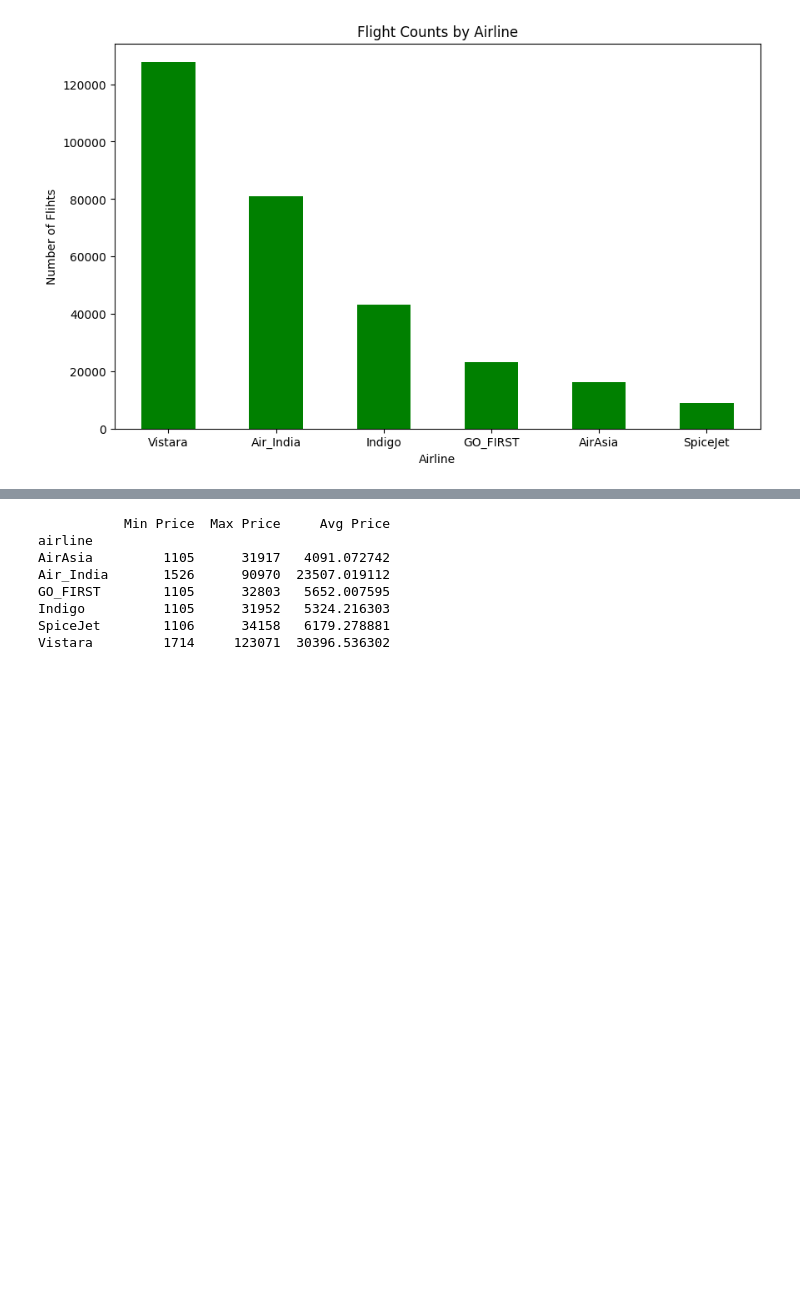
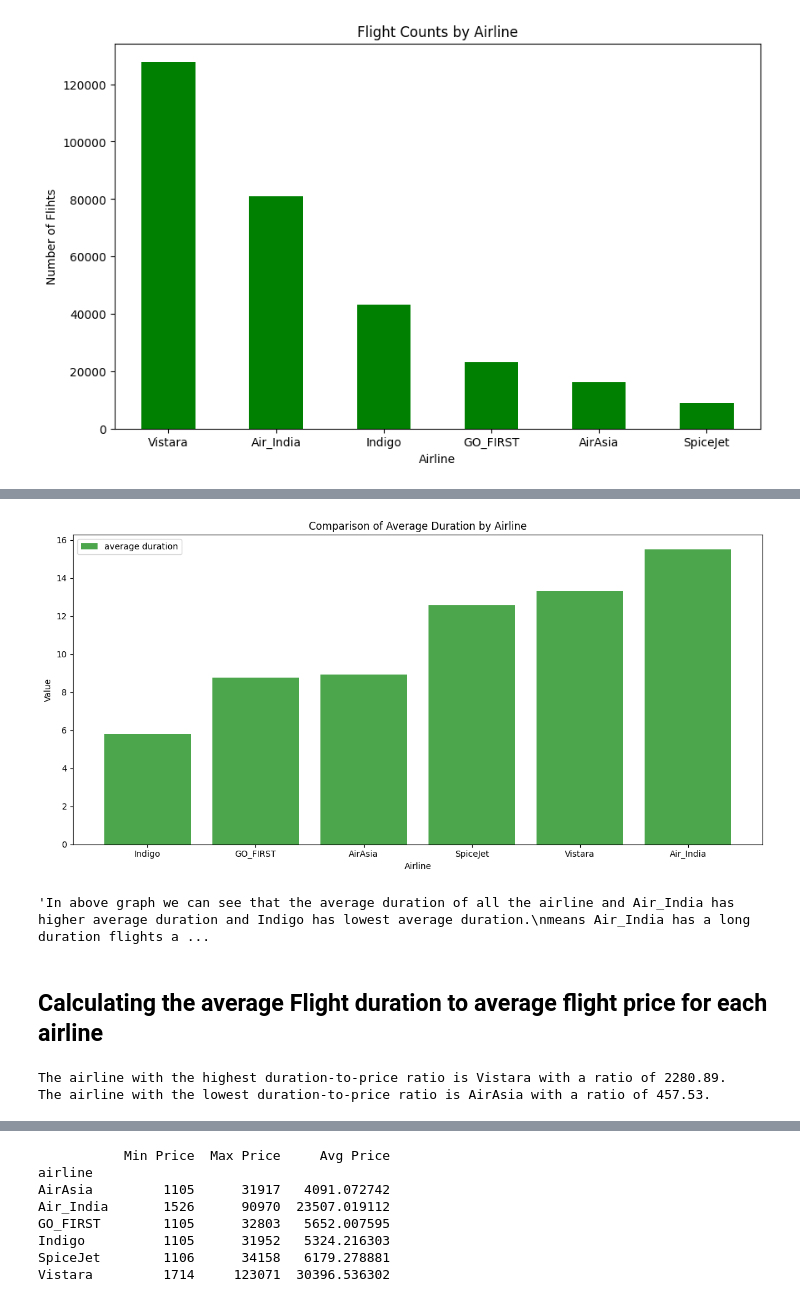
Before and after one commit to AbhishekThole/Flight_Data_Analysis, a Jupyter notebook: Flights_Data.ipynb, the cells around one changed output, grey strips where cells are left out. Drawn from its saved outputs; the diff is of its cells as text; code cells hidden in the pictures; blank space fills up the shorter version.

```diff
--- a/Flights_Data.ipynb
+++ b/Flights_Data.ipynb
@@ -183,0 +245,35 @@ plt.show()
+# %%
+sorted_summary_df_to_duration = summary_df.sort_values(by='average duration')
+# %%
+# Creating a bar chart to compare average duration
+plt.figure(figsize=(12, 6))
+plt.bar(sorted_summary_df_to_duration['airline'], sorted_summary_df_to_duration['average duration'], label='average duration', alpha=0.7, color='g')
+plt.xlabel('Airline')
+plt.ylabel('Value')
+plt.title('Comparison of Average Duration by Airline')
+# plt.xticks(rotation=90)
+plt.legend()
+plt.tight_layout()
+plt.show()
+# %% [output]
+[figure, added]
+# %%
+"""In above graph we can see that the average duration of all the airline and Air_India has higher average duration and Indigo has lowest average duration.
+means Air_India has a long duration flights and Indigo has more short duration flights"""
+# %% [output]
+'In above graph we can see that the average duration of all the airline and Air_India has higher average duration and Indigo has lowest average duration.\nmeans Air_India has a long duration flights a ...
+# %% [markdown]
+## Calculating the average Flight duration to average flight price for each airline
+# %%
+# Now we are Calculating the ratio of average_duration to average_price
+summary_df['duration_to_price_ratio'] = summary_df['average price'] / summary_df['average duration']
+
+# To Find the airline with the highest and lowest duration-to-price ratio
+cheapest_ratio_airline = summary_df.loc[summary_df['duration_to_price_ratio'].idxmin()]
+costliest_ratio_airline = summary_df.loc[summary_df['duration_to_price_ratio'].idxmax()]
+
+print(f"The airline with the highest duration-to-price ratio is {costliest_ratio_airline['airline']} with a ratio of {costliest_ratio_airline['duration_to_price_ratio']:.2f}.")
+print(f"The airline with the lowest duration-to-price ratio is {cheapest_ratio_airline['airline']} with a ratio of {cheapest_ratio_airline['duration_to_price_ratio']:.2f}.")
+# %% [output]
+The airline with the highest duration-to-price ratio is Vistara with a ratio of 2280.89.
+The airline with the lowest duration-to-price ratio is AirAsia with a ratio of 457.53.
```
Also changed, not shown: parts of 72 cells of this notebook.
